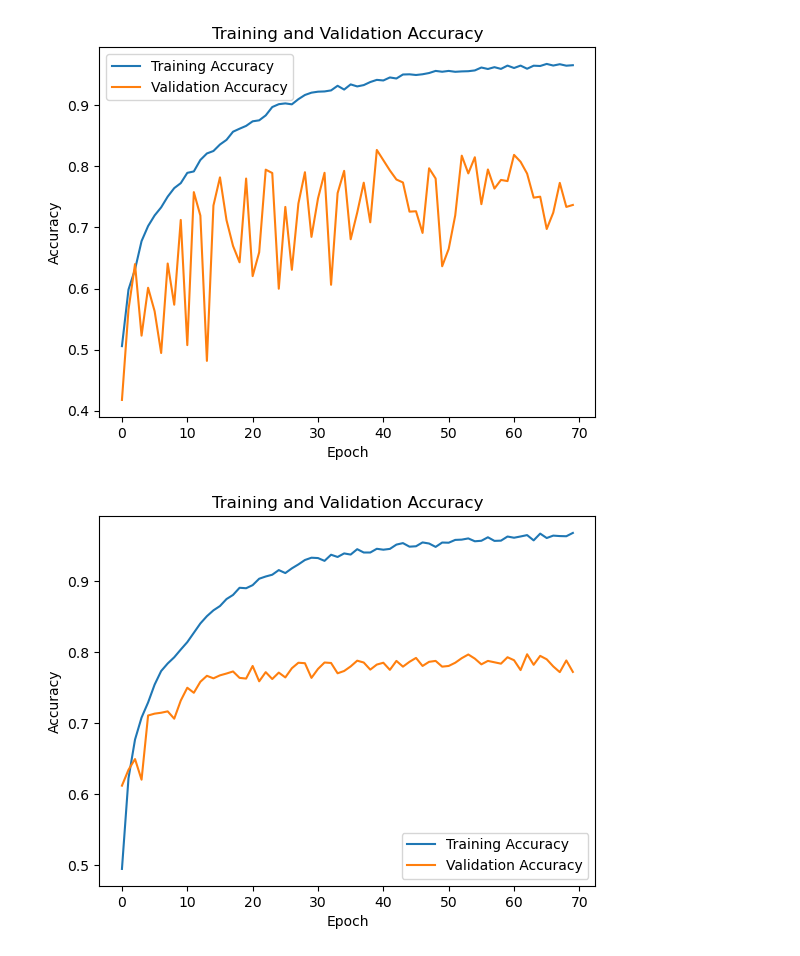
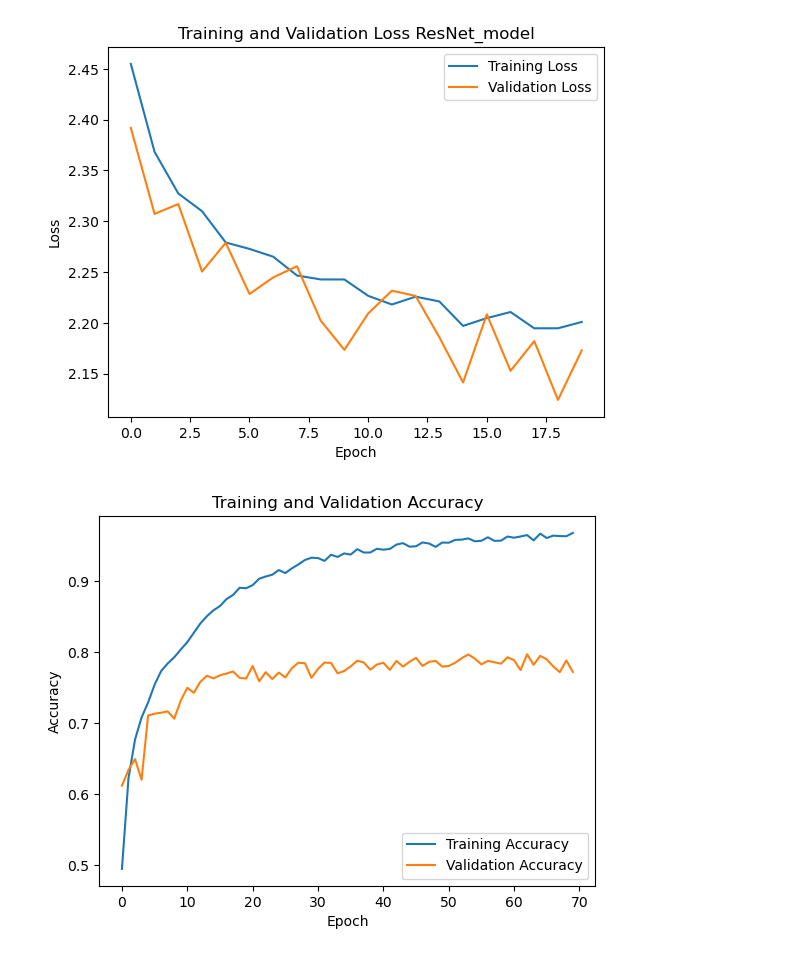
Before and after one commit to powerzarse/Machine-Learning-2, a Jupyter notebook: Result_Visualization.ipynb, the cells around one changed output. Cells and saved outputs as stored; diff of their text form; code cells hidden in the pictures.

```diff
--- a/Result_Presentations.ipynb
+++ b/Result_Visualization.ipynb
@@ -22,19 +22,19 @@ import matplotlib.pyplot as plt
 # %%
 # Plotten der Trainings- und Validierungsgenauigkeit
 history_path = '/Users/linuszarse/Documents/UNI/Master-Uni Potsdam/3. Semester/Machine Learning 2/Klausurprojekt/Best_Models/'  # Sie können denselben Pfad wie für das Modell verwenden
-history_filename_cnn2_training_history = 'best_model_cnn2_training_history.json'
+history_filename_cnn2_training_history = 'resnet_training_history.json'
 
 with open(os.path.join(history_path, history_filename_cnn2_training_history), 'r') as file:
     loaded_history = json.load(file)
-plt.plot(loaded_history['accuracy'], label='Training Accuracy')
-plt.plot(loaded_history['val_accuracy'], label='Validation Accuracy')
+plt.plot(loaded_history['loss'], label='Training Loss')
+plt.plot(loaded_history['val_loss'], label='Validation Loss')
 plt.xlabel('Epoch')
-plt.ylabel('Accuracy')
-plt.title('Training and Validation Accuracy')
+plt.ylabel('Loss')
+plt.title('Training and Validation Loss ResNet_model')
 plt.legend()
 plt.show()
 # %% [output]
-[figure, old version]
+[figure, new version]
 # %%
 history_path = '/Users/linuszarse/Documents/UNI/Master-Uni Potsdam/3. Semester/Machine Learning 2/Klausurprojekt/Best_Models/'
 history_filename_cnn3 = 'best_model_cnn3_training_history.json'
```
Also changed, not shown: parts of 3 cells of this notebook, 3 other files.
